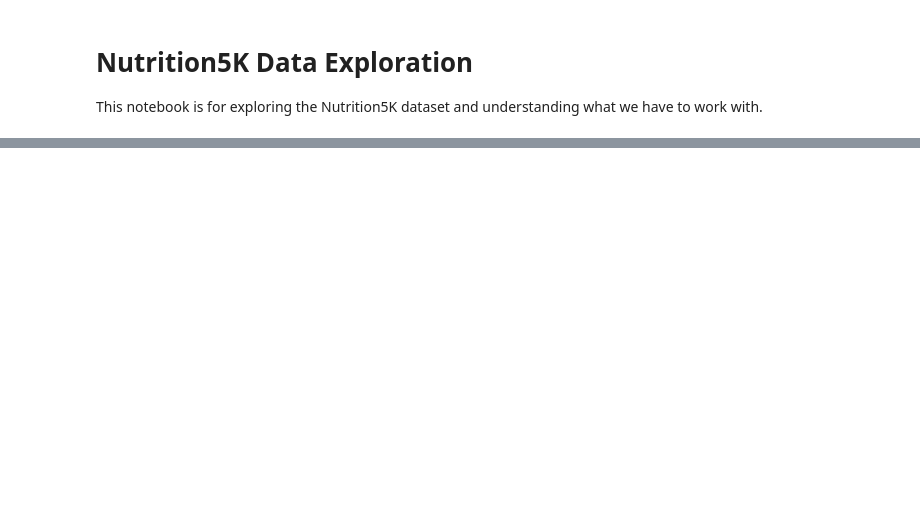
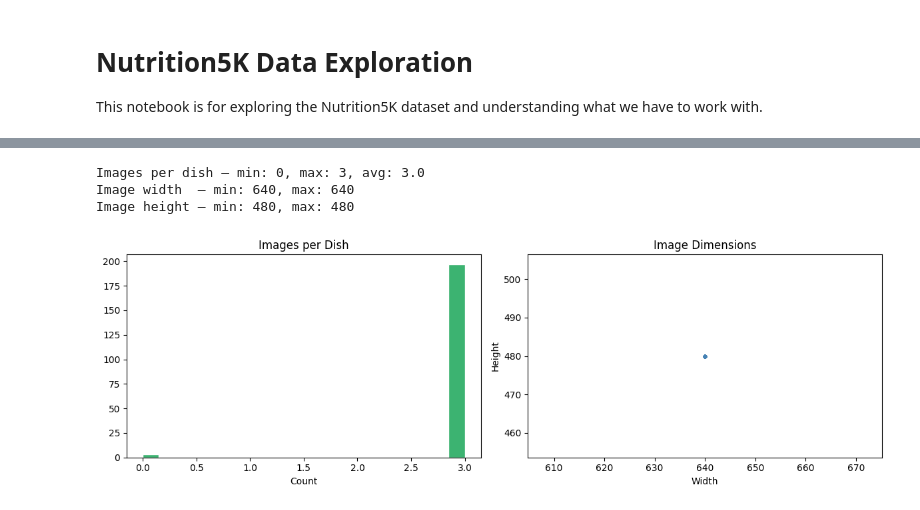
Before and after one commit to bryanchau11/csc8851_spring26_finalProject, a Jupyter notebook: notebooks/01_data_exploration.ipynb, the cells around one changed output, grey strips where cells are left out. Cells and saved outputs as stored; diff of their text form; code cells hidden in the pictures; blank space fills up the shorter version.

```diff
--- a/notebooks/01_data_exploration.ipynb
+++ b/notebooks/01_data_exploration.ipynb
@@ -93,0 +244,36 @@ plt.show()
+# %%
+# ── 6. Images per Dish & Image Size Check ────────────────────────────────────
+img_counts = []
+img_sizes  = []
+
+for dish in dish_folders[:200]:  # sample 200 dishes for speed
+    dish_path = os.path.join(img_dir, dish)
+    imgs = [f for f in os.listdir(dish_path) if f.endswith(('.jpg', '.png'))]
+    img_counts.append(len(imgs))
+    # Check size of the first image
+    if imgs:
+        with Image.open(os.path.join(dish_path, imgs[0])) as im:
+            img_sizes.append(im.size)  # (width, height)
+
+widths  = [s[0] for s in img_sizes]
+heights = [s[1] for s in img_sizes]
+
+print(f"Images per dish — min: {min(img_counts)}, max: {max(img_counts)}, avg: {sum(img_counts)/len(img_counts):.1f}")
+print(f"Image width  — min: {min(widths)}, max: {max(widths)}")
+print(f"Image height — min: {min(heights)}, max: {max(heights)}")
+
+fig, (ax1, ax2) = plt.subplots(1, 2, figsize=(12, 4))
+ax1.hist(img_counts, bins=20, color='mediumseagreen', edgecolor='white')
+ax1.set_title('Images per Dish')
+ax1.set_xlabel('Count')
+ax2.scatter(widths, heights, alpha=0.3, s=10, color='steelblue')
+ax2.set_title('Image Dimensions')
+ax2.set_xlabel('Width')
+ax2.set_ylabel('Height')
+plt.tight_layout()
+plt.show()
+# %% [output]
+Images per dish — min: 0, max: 3, avg: 3.0
+Image width  — min: 640, max: 640
+Image height — min: 480, max: 480
+[figure, added]
```
Also changed, not shown: parts of 14 cells of this notebook.
